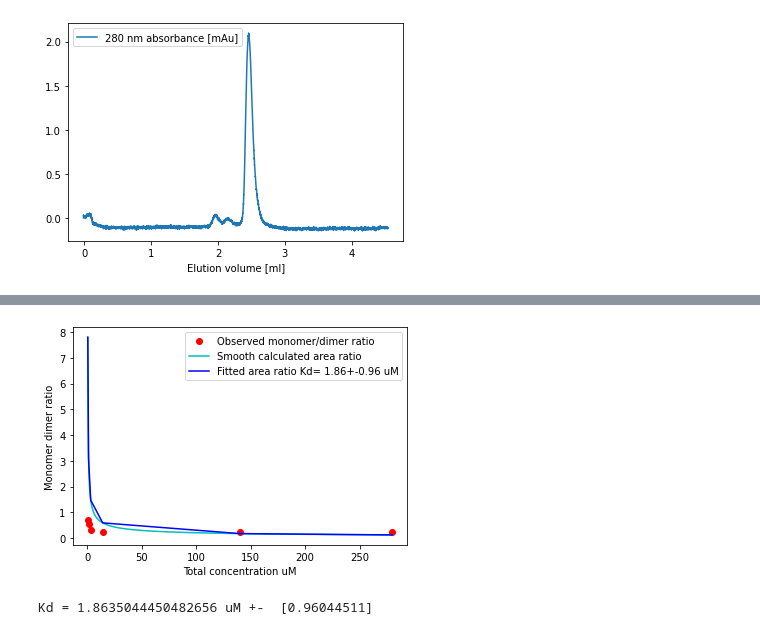
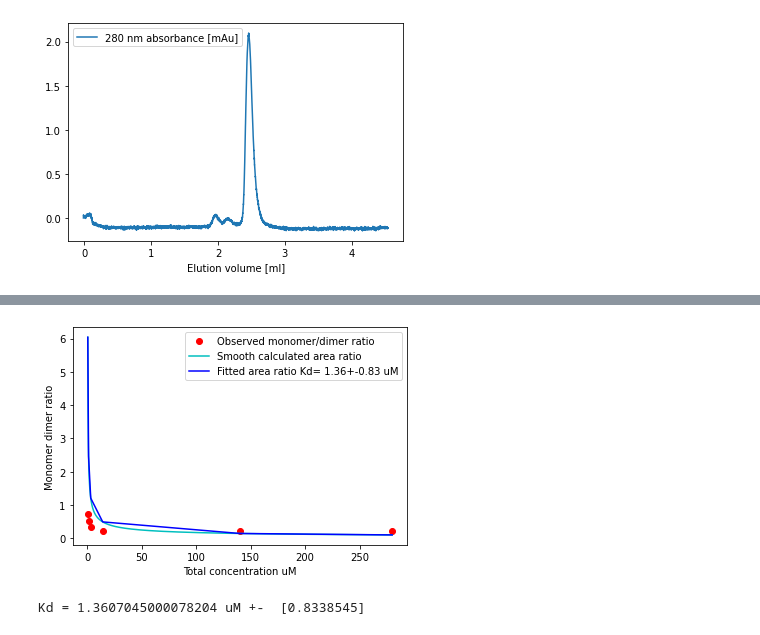
Before and after one commit to MichaelGajhede/SEC_analysis, a Jupyter notebook: SEC_fig.ipynb, the cells around one changed output, grey strips where cells are left out. Saved outputs shown, nothing was run; the diff lists cells and outputs as text; code cells hidden in the pictures.

```diff
--- a/SEC_fig.ipynb
+++ b/SEC_fig.ipynb
@@ -446,0 +434,11 @@ Slope and intercept Rg: [-0.24072512  0.73704276]
+# %%
+df = df.drop(df[df['Sample'] == 'Standards'].index)
+
+df = df.drop(df[df['Peak elution volume'] < 1.7 ].index)
+df = df.drop(df[df['Peak elution volume'] > 2.4].index)
+
+df2 = df.groupby('Sample', sort = False) #group data on samples
+
+lst = [df2.nth(0), df2.nth(1)] # make list with 1'st and 2'nd peaks respectively
+df3 = pd.concat(lst, axis=1, ignore_index=True) #merge as columns into one dataframe
+df3
@@ -455,15 +462,18 @@ df = df.drop(df[df['Peak elution volume'] > 2.4].index)
 
 df2 = df.groupby('Sample', sort = False) #group data on samples
 
+
 lst = [df2.nth(0), df2.nth(1)] # make list with 1'st and 2'nd peaks respectively
 df3 = pd.concat(lst, axis=1, ignore_index=True) #merge as columns into one dataframe
 
 #rename columns
 
 df3.rename(columns={ df3.columns[0]: "Peak 1 [ml]" }, inplace = True)
-df3.rename(columns={ df3.columns[2]: "Peak 2 [ml]"}, inplace = True)
+df3.rename(columns={ df3.columns[3]: "Peak 2 [ml]"}, inplace = True)
 df3.rename(columns={ df3.columns[1]: "Area 1 [ml*mAbs]"}, inplace = True)
-df3.rename(columns={ df3.columns[3]: "Area 2 [ml*mAbs]"}, inplace = True)
+df3.rename(columns={ df3.columns[2]: "Esd 1 [ml*mAbs]"}, inplace = True)
+df3.rename(columns={ df3.columns[4]: "Area 2 [ml*mAbs]"}, inplace = True)
+df3.rename(columns={ df3.columns[5]: "Esd 2 [ml*mAbs]"}, inplace = True)
 
 
 # calculate peak ratios
@@ -508,12 +518,12 @@ for i in df3['Peak 2 [ml]']:
 df3['Rg 2'] = Rg_samples
 
 #re-arragne columns
-cols = ['Peak 1 [ml]', 'Area 1 [ml*mAbs]', 'MW 1', 'Rg 1', 'Peak 2 [ml]', 'Area 2 [ml*mAbs]', 'MW 2', 'Rg 2', '1/2 area']
+cols = ['Peak 1 [ml]', 'Area 1 [ml*mAbs]',"Esd 1 [ml*mAbs]", 'MW 1', 'Rg 1', 'Peak 2 [ml]', 'Area 2 [ml*mAbs]',"Esd 2 [ml*mAbs]", 'MW 2', 'Rg 2', '1/2 area']
 df3 = df3[cols]
 
 
 # save as excel
 df3.style.set_precision(2).hide_index().to_excel('styled.xlsx', engine='openpyxl')
 
-df3.round(decimals=2)
+df3.round(decimals=3)
 # %% [output]
@@ -566,8 +576,8 @@ area_2 = df3['Area 2 [ml*mAbs]'].to_numpy()
 
 # error estimates as square root of areas very rough perhaps even wrong
 
-err_1 = np.sqrt(area_1)
-err_2 = np.sqrt(area_2)
+err_1 = df3['Esd 1 [ml*mAbs]'].to_numpy()
+err_2 = df3['Esd 2 [ml*mAbs]'].to_numpy()
 
 
 # store area uncertainties with values
@@ -578,36 +588,36 @@ area_2 = unumpy.uarray( area_2, err_2 )
 r = area_2/area_1
 
 sigmas = np.empty(len(r))
 r_values = np.empty(len(r))
 
 # extract uncertainties
 for i,o in enumerate(r):
   sigmas[i] = o.std_dev
 
 # extract values
 for i,o in enumerate(r):
   r_values[i] = o.n
 
-#Generate smooth curve
+#Generate x values for smooth curve
 smooth_x = np.arange(.3, 280,.01)
 
 # Fit the function to the data using curve_fit
 popt, pcov = curve_fit(monomer_dimer_ratio, x, r_values, 1, sigma=sigmas)
 
 # Plot the results
 plt.plot(x, r_values, 'ro', label='Observed monomer/dimer ratio')
 plt.plot(smooth_x, monomer_dimer_ratio(smooth_x, *popt), 'c-', label='Smooth calculated area ratio' )
 plt.plot(x, monomer_dimer_ratio(x, *popt), 'b-', label='Fitted area ratio Kd= '+str(round(popt[0],2))+ '+-' +str(round(float(np.sqrt(np.diag(pcov))),2)) +' uM' )
 plt.xlabel('Total concentration uM')
 plt.ylabel('Monomer dimer ratio')
 plt.legend()
 plt.show()
 
 # Print the fitted parameter value
 print('Kd =', popt[0], 'uM', '+- ', str(np.sqrt(np.diag(pcov))))
 # %% [output]
-[figure, old version]
+[figure, new version]
-Kd = 1.8635044450482656 uM +-  [0.96044511]
+Kd = 1.3607045000078204 uM +-  [0.8338545]
 # %%
 #plot all selected traces
 from matplotlib.patches import Patch
```
Also changed, not shown: parts of 8 cells of this notebook.
